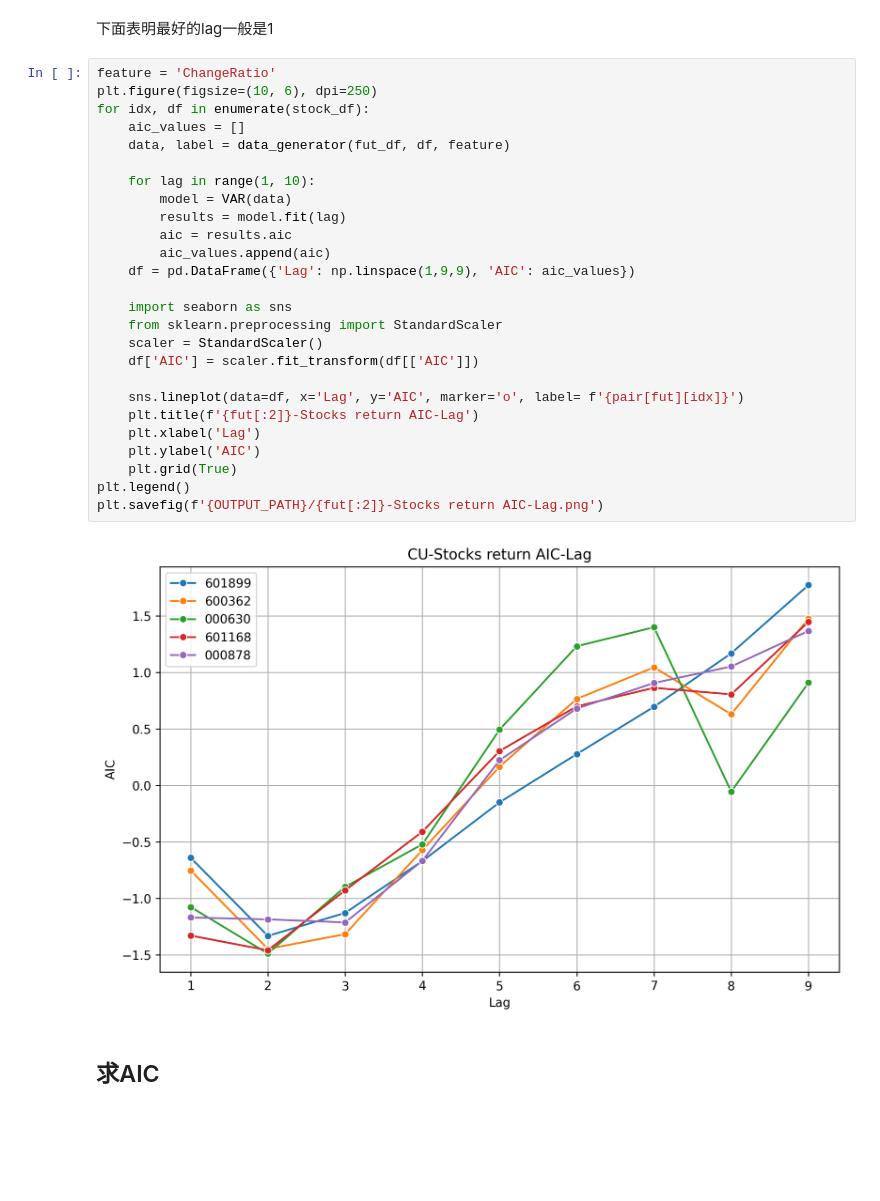
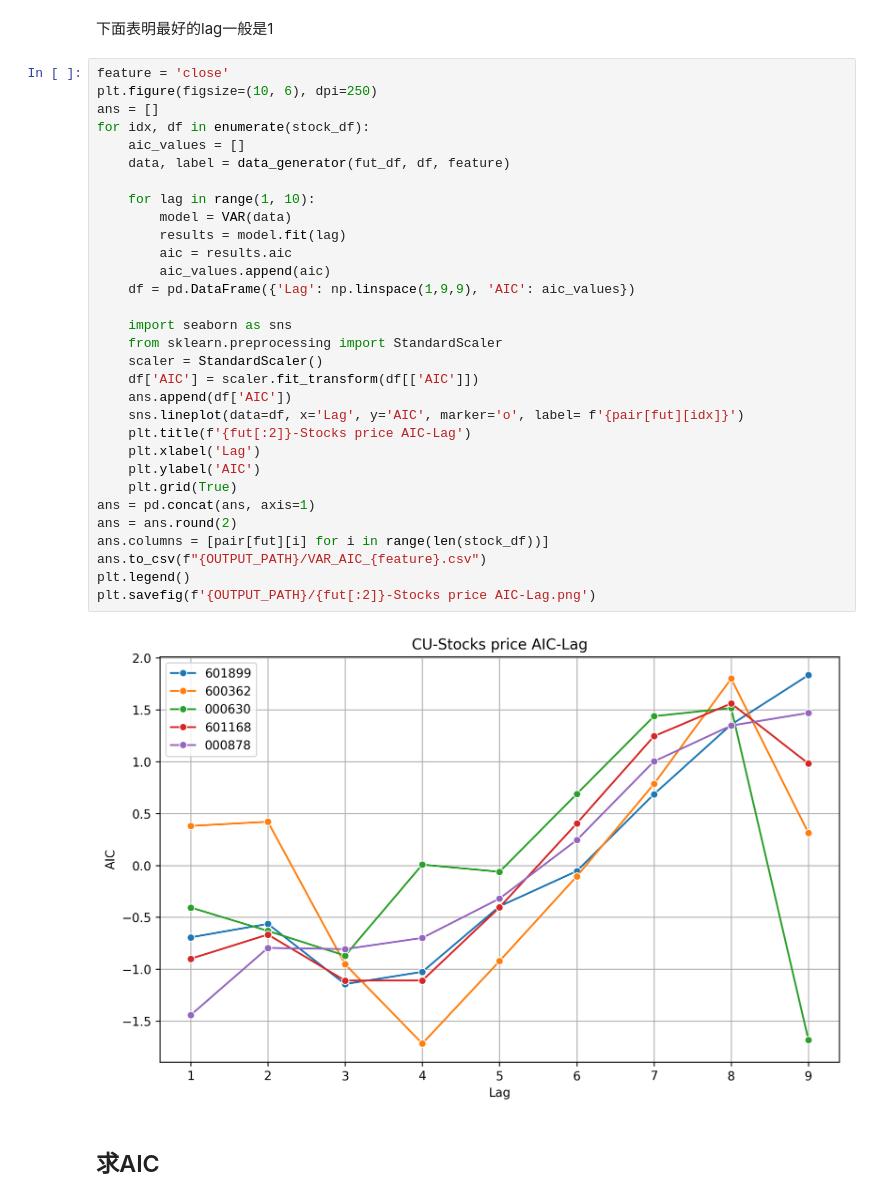
Before and after one commit to hjzlitter/futures-stocks, a Jupyter notebook: new.ipynb, the cells around one changed output. Drawn from its saved outputs; the diff is of its cells as text; blank space fills up the shorter version.

```diff
--- a/new.ipynb
+++ b/new.ipynb
@@ -273,33 +274,38 @@ output_list
 # %% [markdown]
 下面表明最好的lag一般是1
 # %%
-feature = 'ChangeRatio'
+feature = 'close'
 plt.figure(figsize=(10, 6), dpi=250)
+ans = []
 for idx, df in enumerate(stock_df):
     aic_values = []
     data, label = data_generator(fut_df, df, feature)
 
     for lag in range(1, 10):
         model = VAR(data)
         results = model.fit(lag)
         aic = results.aic
         aic_values.append(aic)
     df = pd.DataFrame({'Lag': np.linspace(1,9,9), 'AIC': aic_values})
 
     import seaborn as sns
     from sklearn.preprocessing import StandardScaler
     scaler = StandardScaler()
     df['AIC'] = scaler.fit_transform(df[['AIC']])
-
+    ans.append(df['AIC'])
     sns.lineplot(data=df, x='Lag', y='AIC', marker='o', label= f'{pair[fut][idx]}')
-    plt.title(f'{fut[:2]}-Stocks return AIC-Lag')
+    plt.title(f'{fut[:2]}-Stocks price AIC-Lag')
     plt.xlabel('Lag')
     plt.ylabel('AIC')
     plt.grid(True)
+ans = pd.concat(ans, axis=1)
+ans = ans.round(2)
+ans.columns = [pair[fut][i] for i in range(len(stock_df))]
+ans.to_csv(f"{OUTPUT_PATH}/VAR_AIC_{feature}.csv")
 plt.legend()
-plt.savefig(f'{OUTPUT_PATH}/{fut[:2]}-Stocks return AIC-Lag.png')
+plt.savefig(f'{OUTPUT_PATH}/{fut[:2]}-Stocks price AIC-Lag.png')
 # %% [output]
-[figure, old version]
+[figure, new version]
 # %% [markdown]
 ## 求AIC
 # %%
```
Also changed, not shown: parts of 6 cells of this notebook, 9 other files.
